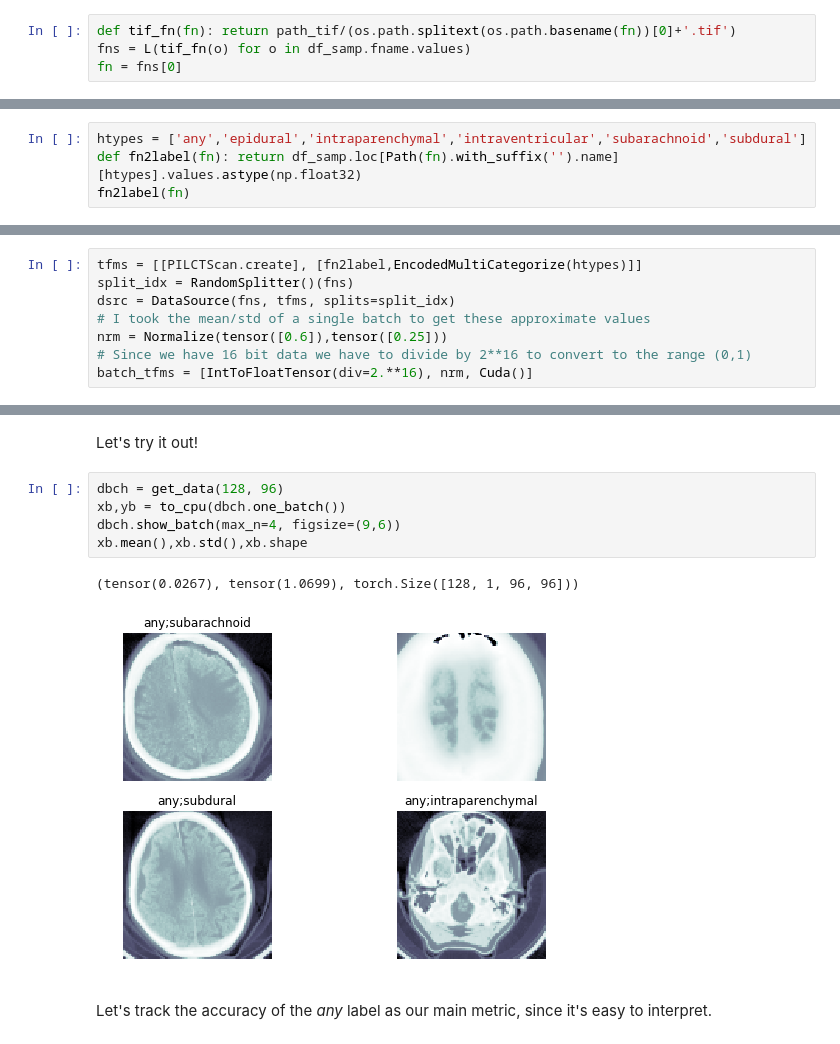
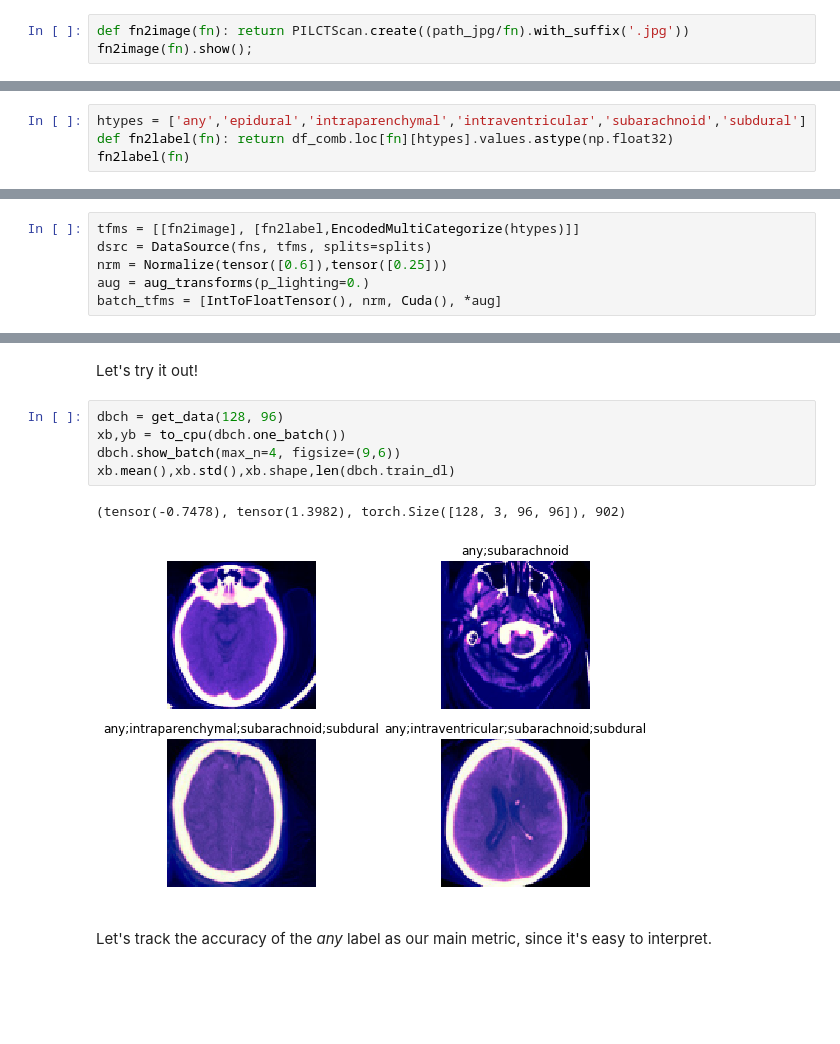
Before and after one commit to ltirrell/rsna-intracranial-hemorrhage-detection, a Jupyter notebook: notebooks/jhoward/04-from-prototyping-to-submission-fastai.ipynb, the cells around one changed output, grey strips where cells are left out. Saved outputs shown, nothing was run; the diff lists cells and outputs as text; blank space fills up the shorter version.

```diff
--- a/notebooks/jhoward/04-from-prototyping-to-submission-fastai.ipynb
+++ b/notebooks/jhoward/04-from-prototyping-to-submission-fastai.ipynb
@@ -44,4 +80,3 @@ Our first task is to create a `DataBunch` that contains our sample data. We'll n
-# %%
-def tif_fn(fn): return path_tif/(os.path.splitext(os.path.basename(fn))[0]+'.tif')
-fns = L(tif_fn(o) for o in df_samp.fname.values)
-fn = fns[0]
+# %%
+def fn2image(fn): return PILCTScan.create((path_jpg/fn).with_suffix('.jpg'))
+fn2image(fn).show();
@@ -49,7 +86,7 @@ fn = fns[0]
 We also need to be able to grab the labels from this, which we can do by simply indexing into our sample `DataFrame`.
 # %%
 htypes = ['any','epidural','intraparenchymal','intraventricular','subarachnoid','subdural']
-def fn2label(fn): return df_samp.loc[Path(fn).with_suffix('').name][htypes].values.astype(np.float32)
+def fn2label(fn): return df_comb.loc[fn][htypes].values.astype(np.float32)
 fn2label(fn)
 # %% [output]
 array([1., 0., 1., 1., 0., 0.], dtype=float32)
@@ -62,11 +99,9 @@ We're going to use fastai's new [Transform Pipeline API](http://dev.fast.ai/pets
 # %%
-tfms = [[PILCTScan.create], [fn2label,EncodedMultiCategorize(htypes)]]
-split_idx = RandomSplitter()(fns)
-dsrc = DataSource(fns, tfms, splits=split_idx)
-# I took the mean/std of a single batch to get these approximate values
+tfms = [[fn2image], [fn2label,EncodedMultiCategorize(htypes)]]
+dsrc = DataSource(fns, tfms, splits=splits)
 nrm = Normalize(tensor([0.6]),tensor([0.25]))
-# Since we have 16 bit data we have to divide by 2**16 to convert to the range (0,1)
-batch_tfms = [IntToFloatTensor(div=2.**16), nrm, Cuda()]
+aug = aug_transforms(p_lighting=0.)
+batch_tfms = [IntToFloatTensor(), nrm, Cuda(), *aug]
 # %% [markdown]
 To support progressive resizing (one of the most useful tricks in the deep learning practitioner's toolbox!) we create a function that returns a dataset resized to a requested size:
 # %%
@@ -78,11 +113,11 @@ Let's try it out!
 # %%
 dbch = get_data(128, 96)
 xb,yb = to_cpu(dbch.one_batch())
 dbch.show_batch(max_n=4, figsize=(9,6))
-xb.mean(),xb.std(),xb.shape
+xb.mean(),xb.std(),xb.shape,len(dbch.train_dl)
 # %% [output]
-(tensor(0.0267), tensor(1.0699), torch.Size([128, 1, 96, 96]))
+(tensor(-0.7478), tensor(1.3982), torch.Size([128, 3, 96, 96]), 902)
-[figure, old version]
+[figure, new version]
 # %% [markdown]
 Let's track the accuracy of the *any* label as our main metric, since it's easy to interpret.
 # %%
```
Also changed, not shown: parts of 57 cells of this notebook, 3 other files.
